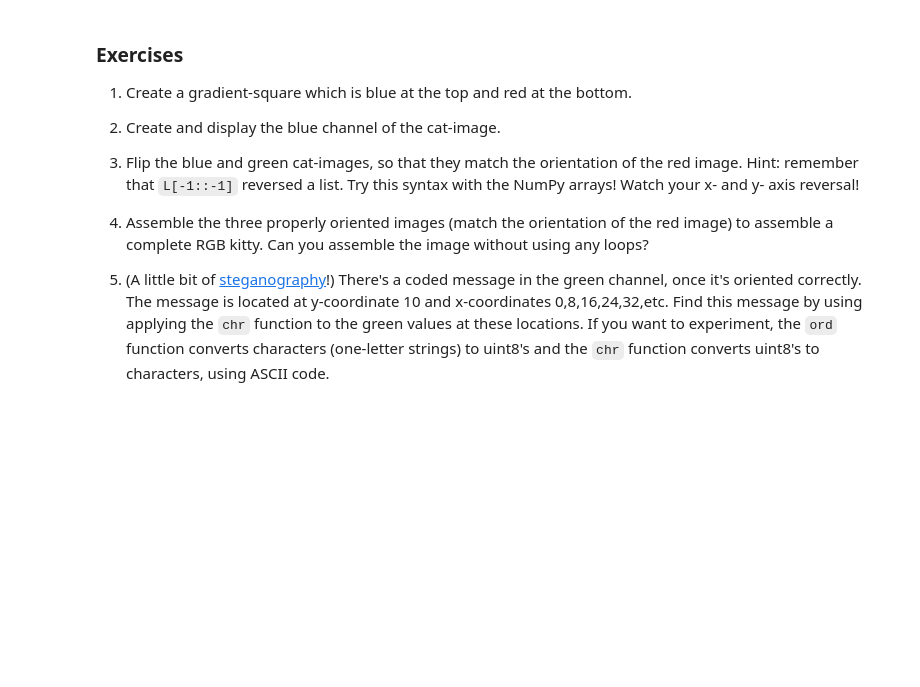
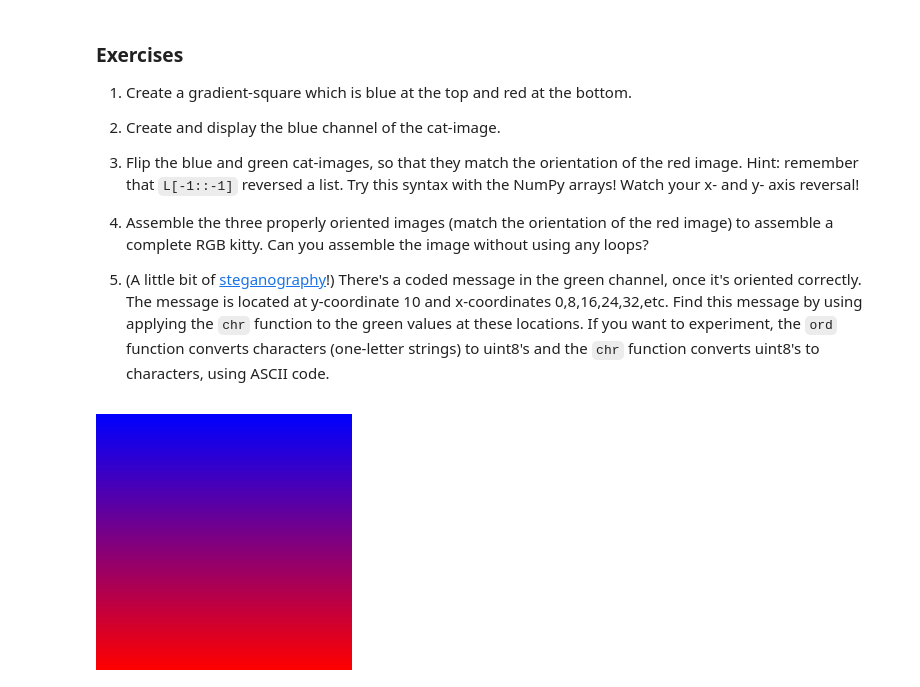
Before and after one commit to narneon/Math-152, a Jupyter notebook: P4M_Notebook_4.ipynb, the cells around one changed output. Saved outputs shown, nothing was run; the diff lists cells and outputs as text; code cells hidden in the pictures; blank space fills up the shorter version.

```diff
--- a/P4M_Notebook_4.ipynb
+++ b/P4M_Notebook_4.ipynb
@@ -831,3 +1099,9 @@ Now we see the problem!  Complete the exercises below to fix the image.
 4.  Assemble the three properly oriented images (match the orientation of the red image) to assemble a complete RGB kitty.  Can you assemble the image without using any loops?
 
 5.  (A little bit of [steganography](https://en.wikipedia.org/wiki/Steganography)!)  There's a coded message in the green channel, once it's oriented correctly.  The message is located at y-coordinate 10 and x-coordinates 0,8,16,24,32,etc.  Find this message by using applying the `chr` function to the green values at these locations.  If you want to experiment, the `ord` function converts characters (one-letter strings) to uint8's and the `chr` function converts uint8's to characters, using ASCII code.
+# %%
+gradient = np.rot90(np.tile(np.stack((np.linspace(255,0,256, dtype=np.uint8), np.zeros(256, dtype=np.uint8), np.linspace(0,255,256, dtype=np.uint8)), axis=1), (256, 1, 1)), axes=(0,1))
+img = Image.fromarray(gradient)
+display(img)
+# %% [output]
+[figure, added]
```
Also changed, not shown: parts of 78 cells of this notebook.
